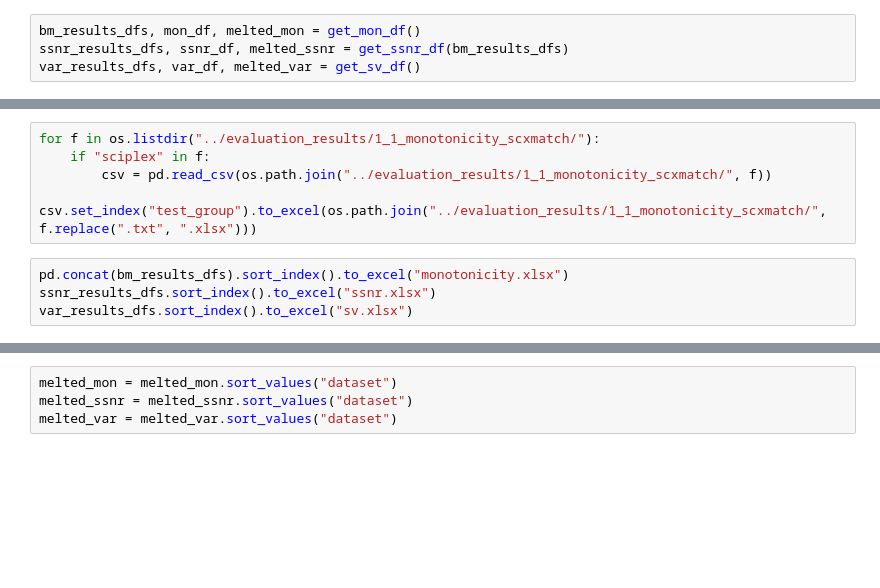
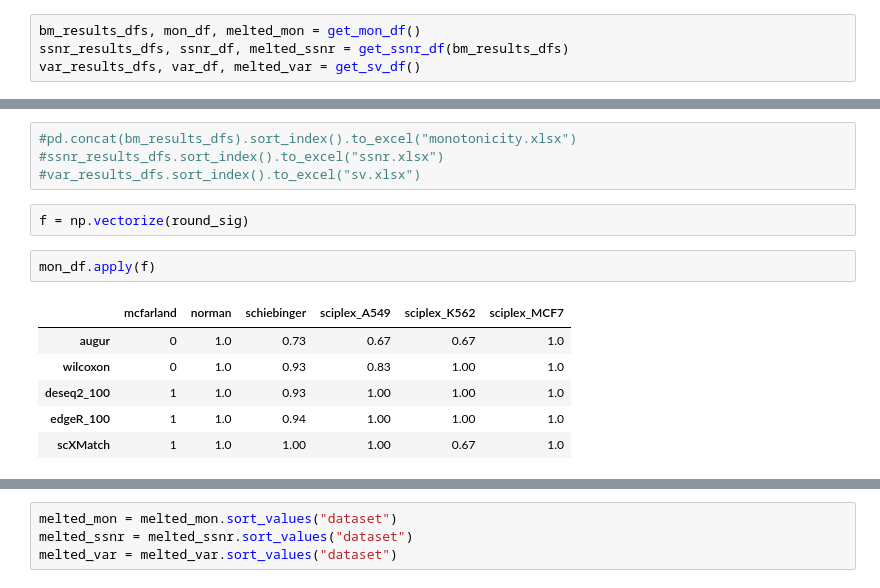
Before and after one commit to bionetslab/scXMatch_paper, a Jupyter notebook: notebooks/fig3.ipynb, the cells around one changed output, grey strips where cells are left out. Saved outputs shown, nothing was run; the diff lists cells and outputs as text; blank space fills up the shorter version.

```diff
--- a/notebooks/fig3.ipynb
+++ b/notebooks/fig3.ipynb
@@ -42,12 +56,18 @@ for dataset in melted_ssnr["dataset"].unique():
 print(FPR_adj / total_len)
 # %% [output]
 0.013333333333333334
-# %%
-for f in os.listdir("../evaluation_results/1_1_monotonicity_scxmatch/"):
-    if "sciplex" in f:
-        csv = pd.read_csv(os.path.join("../evaluation_results/1_1_monotonicity_scxmatch/", f))
-        csv.set_index("test_group").to_excel(os.path.join("../evaluation_results/1_1_monotonicity_scxmatch/", f.replace(".txt", ".xlsx")))
 # %%
-pd.concat(bm_results_dfs).sort_index().to_excel("monotonicity.xlsx")
-ssnr_results_dfs.sort_index().to_excel("ssnr.xlsx")
-var_results_dfs.sort_index().to_excel("sv.xlsx")
+#pd.concat(bm_results_dfs).sort_index().to_excel("monotonicity.xlsx")
+#ssnr_results_dfs.sort_index().to_excel("ssnr.xlsx")
+#var_results_dfs.sort_index().to_excel("sv.xlsx")
+# %%
+f = np.vectorize(round_sig)
+# %%
+mon_df.apply(f)
+# %% [output]
+|  | mcfarland | norman | schiebinger | sciplex_A549 | sciplex_K562 | sciplex_MCF7 |
+| augur | 0 | 1.0 | 0.73 | 0.67 | 0.67 | 1.0 |
+| wilcoxon | 0 | 1.0 | 0.93 | 0.83 | 1.00 | 1.0 |
+| deseq2_100 | 1 | 1.0 | 0.93 | 1.00 | 1.00 | 1.0 |
+| edgeR_100 | 1 | 1.0 | 0.94 | 1.00 | 1.00 | 1.0 |
+| scXMatch | 1 | 1.0 | 1.00 | 1.00 | 0.67 | 1.0 |
```
Also changed, not shown: parts of 9 cells of this notebook, 18 other files.
